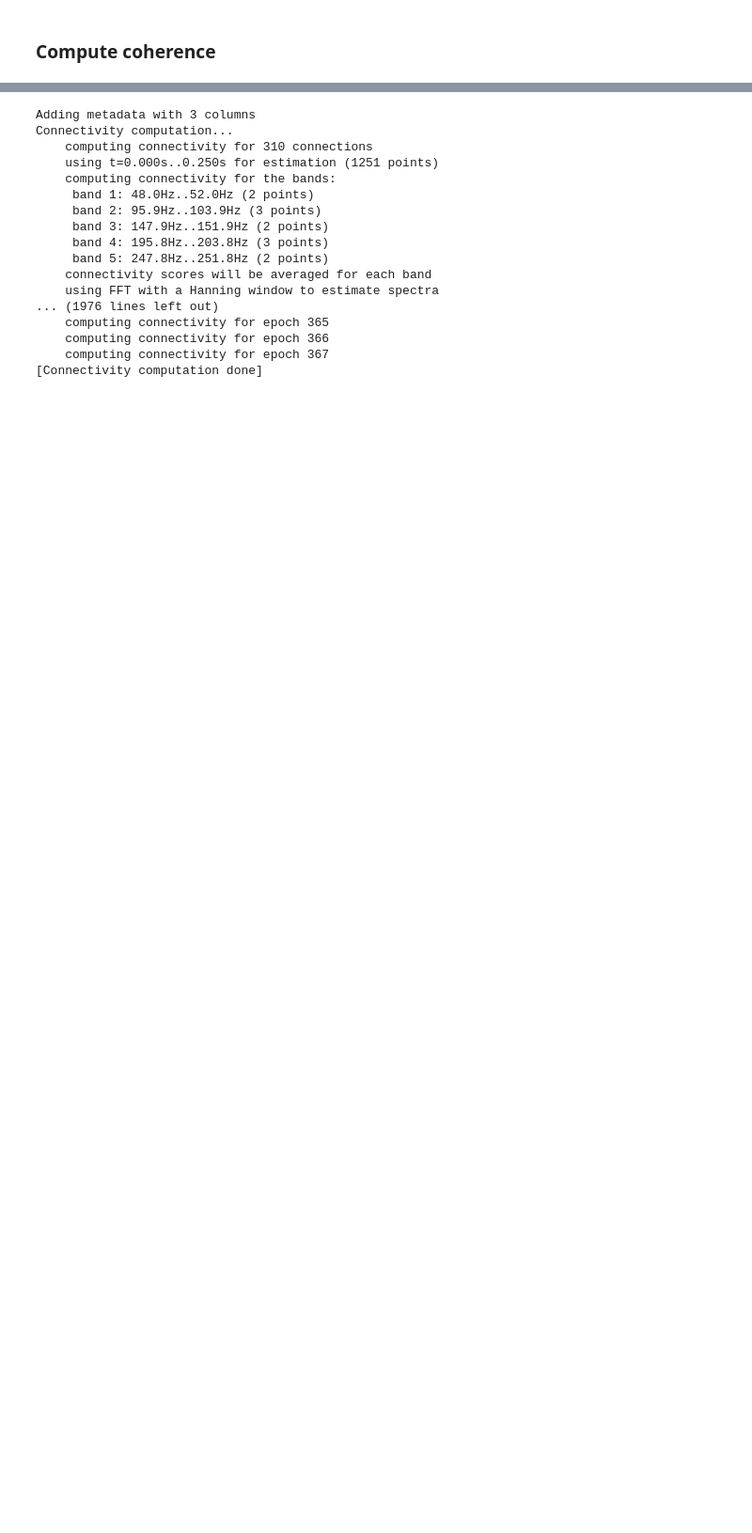
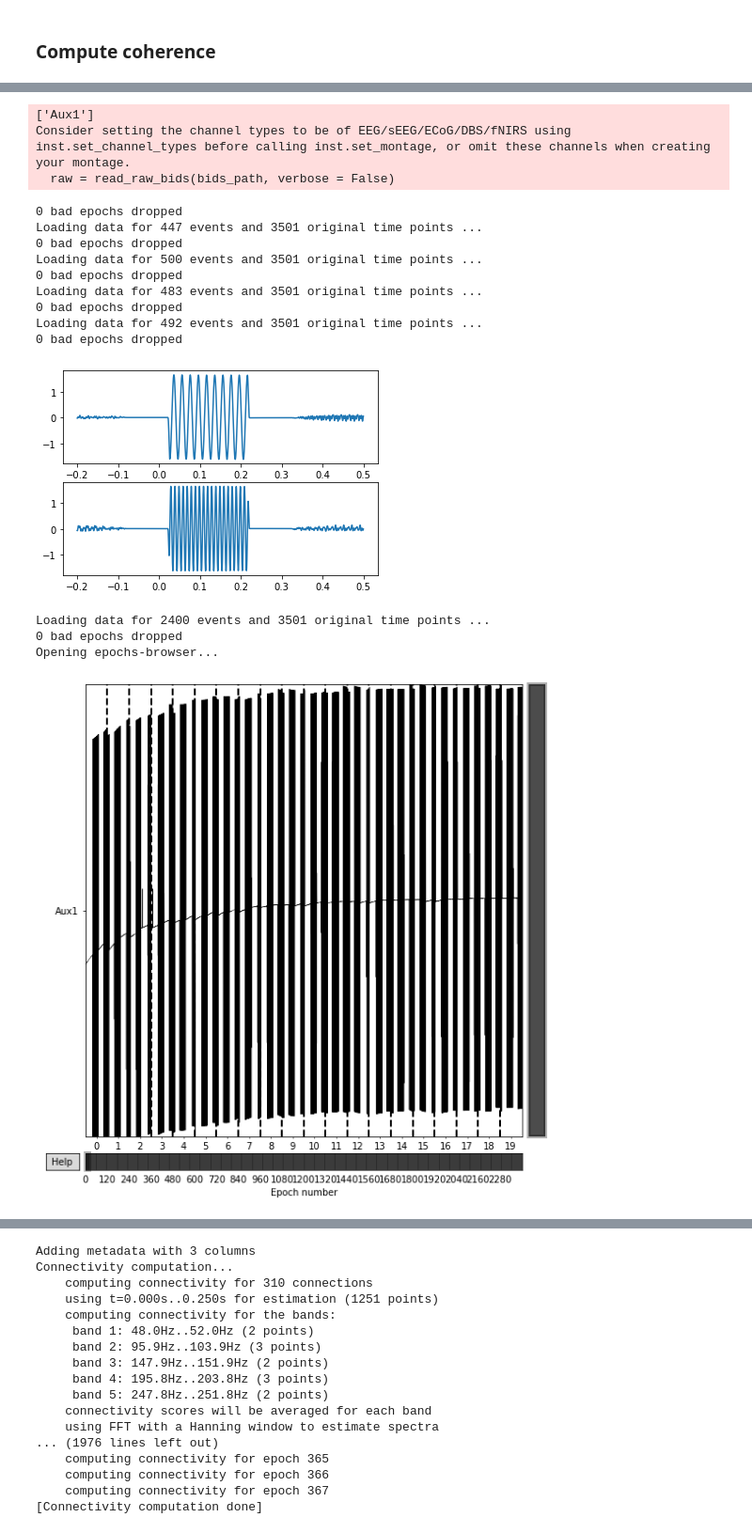
Before and after one commit to letitiayhho/tone-target-monitoring-2, a Jupyter notebook: scripts/coherence_by_condition.ipynb, the cells around one changed output, grey strips where cells are left out. Shown at 94% size. Drawn from its saved outputs; the diff is of its cells as text; code cells hidden in the pictures; blank space fills up the shorter version.

Commit message:
Trying to see which subs don't have a proper stim channel

```diff
--- a/scripts/coherence_by_condition.ipynb
+++ b/scripts/coherence_by_condition.ipynb
@@ -27,7 +36,7 @@ fpaths = layout.get(scope = 'preprocessing',
                     extension = 'fif.gz',
                     return_type = 'filename')
 # %%
-epochs = mne.read_epochs(fpaths[10], preload = True)
+epochs = mne.read_epochs(fpaths[11], preload = True)
 events = epochs.events
 n_epochs = len(events)
 # %% [output]
@@ -90,14 +90,14 @@ Loading data for 367 events and 3501 original time points ...
 # %%
-# # Plot the stim signals
-# n_samples = len(stim_50)
-# t = np.linspace(RAW_TMIN, RAW_TMAX, n_samples, endpoint = False)
+# Plot the stim signals
+n_samples = np.shape(stim_epochs_array)[2]
+t = np.linspace(RAW_TMIN, RAW_TMAX, n_samples, endpoint = False)
 
-# fig, axs = plt.subplots(5)
-# axs[0].plot(t, stim_50)
-# axs[1].plot(t, stim_100)
-# axs[2].plot(t, stim_150)
-# axs[3].plot(t, stim_200)
-# axs[4].plot(t, stim_250)
+fig, axs = plt.subplots(5)
+axs[0].plot(t, stim_epochs_array[0, 0, :])
+axs[1].plot(t, stim_epochs_array[0, 1, :])
+axs[2].plot(t, stim_epochs_array[0, 2, :])
+axs[3].plot(t, stim_epochs_array[0, 3, :])
+axs[4].plot(t, stim_epochs_array[0, 4, :])
 # %% [output]
 [<matplotlib.lines.Line2D at 0x...>]
 [figure]
@@ -167,0 +224,32 @@ combined_epochs = mne.epochs.add_channels_epochs([epochs, simulated_epochs])
+# %%
+# LOOK AT SIMULATED STIM CHANS FOR ALL SUBS
+layout = BIDSLayout(BIDS_ROOT, derivatives = True)
+# fpaths = layout.get(scope = 'preprocessing',
+#                 res = 'hi',
+#                 suffix='epo',
+#                 extension = 'fif.gz',
+#                 return_type = 'filename')
+fpaths = layout.get(extension = 'eeg',
+                    return_type = 'filename')
+
+for (FPATH, SUB, TASK, RUN) in iter_BIDSPaths(fpaths):
+    if SUB == '2':
+        continue
+    n_epochs = 1
+
+    # Create epochs from raw data to create simulated stim channels
+    raw_epochs = get_raw_epochs(BIDS_ROOT, SUB, TASK, RUN)
+    stim_epochs_array = create_stim_epochs_array(raw_epochs, n_epochs, CONDS)
+
+    # Plot the stim signals
+    n_samples = np.shape(stim_epochs_array)[2]
+    t = np.linspace(RAW_TMIN, RAW_TMAX, n_samples, endpoint = False)
+
+    fig, axs = plt.subplots(2)
+    axs[0].plot(t, stim_epochs_array[0, 0, :])
+    axs[1].plot(t, stim_epochs_array[0, 1, :])
+    plt.show()
+
+    raw_epochs.load_data()
+    raw_epochs.plot(picks = 'stim')
+# %% [output]
@@ -167,0 +264,17 @@ combined_epochs = mne.epochs.add_channels_epochs([epochs, simulated_epochs])
+['Aux1']
+Consider setting the channel types to be of EEG/sEEG/ECoG/DBS/fNIRS using inst.set_channel_types before calling inst.set_montage, or omit these channels when creating your montage.
+  raw = read_raw_bids(bids_path, verbose = False)
+0 bad epochs dropped
+Loading data for 447 events and 3501 original time points ...
+0 bad epochs dropped
+Loading data for 500 events and 3501 original time points ...
+0 bad epochs dropped
+Loading data for 483 events and 3501 original time points ...
+0 bad epochs dropped
+Loading data for 492 events and 3501 original time points ...
+0 bad epochs dropped
+[figure, added]
+Loading data for 2400 events and 3501 original time points ...
+0 bad epochs dropped
+Opening epochs-browser...
+[figure, added]
```
Also changed, not shown: parts of 21 cells of this notebook.
